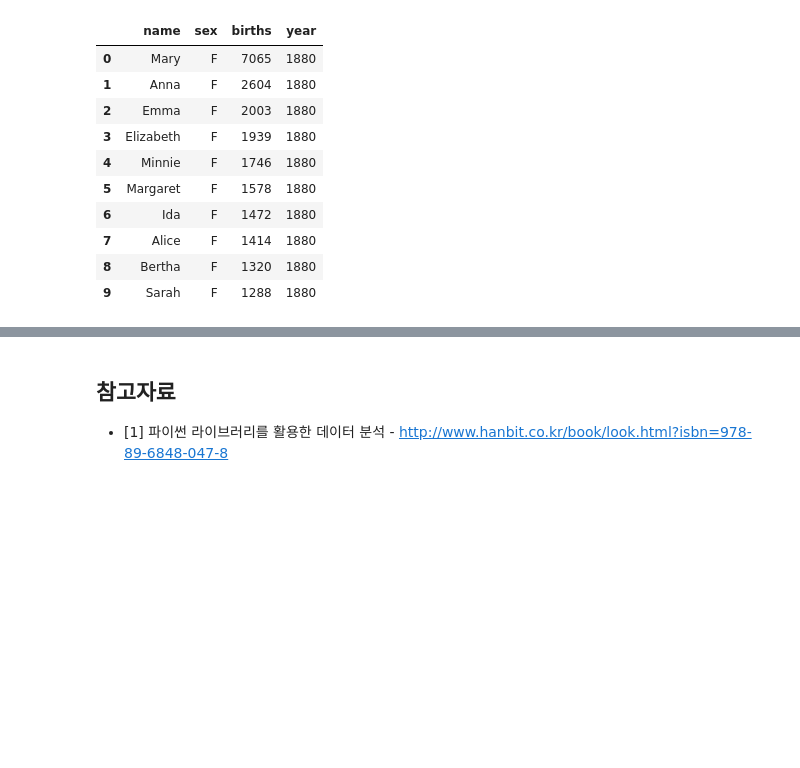
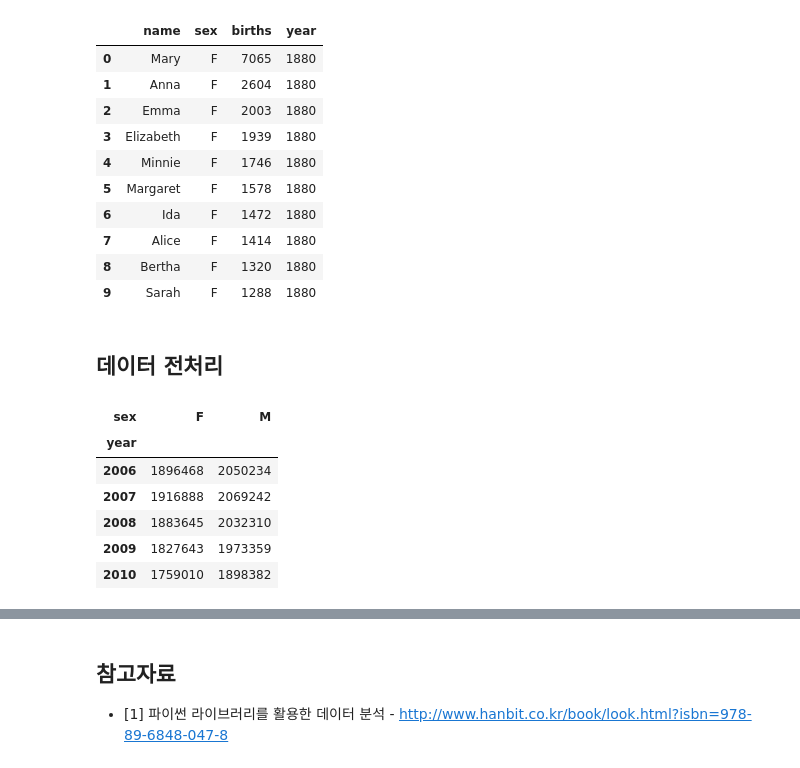
Before and after one commit to KonanAcademy/da, a Jupyter notebook: part1/00_1_python_example.ipynb, the cells around one changed output, grey strips where cells are left out. Drawn from its saved outputs; the diff is of its cells as text; code cells hidden in the pictures; blank space fills up the shorter version.

```diff
--- a/part1/00_1_python_example.ipynb
+++ b/part1/00_1_python_example.ipynb
@@ -134,3 +134,17 @@ names[:10]
 | 7 | Alice | F | 1414 | 1880 |
 | 8 | Bertha | F | 1320 | 1880 |
 | 9 | Sarah | F | 1288 | 1880 |
+# %% [markdown]
+## 데이터 전처리
+# %%
+# 연도에 따른 성별 데이터
+total_births = names.pivot_table('births', index='year', columns='sex', aggfunc=sum)
+total_births.tail()
+# %% [output]
+| sex | F | M |
+| year |  |  |
+| 2006 | 1896468 | 2050234 |
+| 2007 | 1916888 | 2069242 |
+| 2008 | 1883645 | 2032310 |
+| 2009 | 1827643 | 1973359 |
+| 2010 | 1759010 | 1898382 |
```
Also changed, not shown: parts of 1 cell of this notebook.
